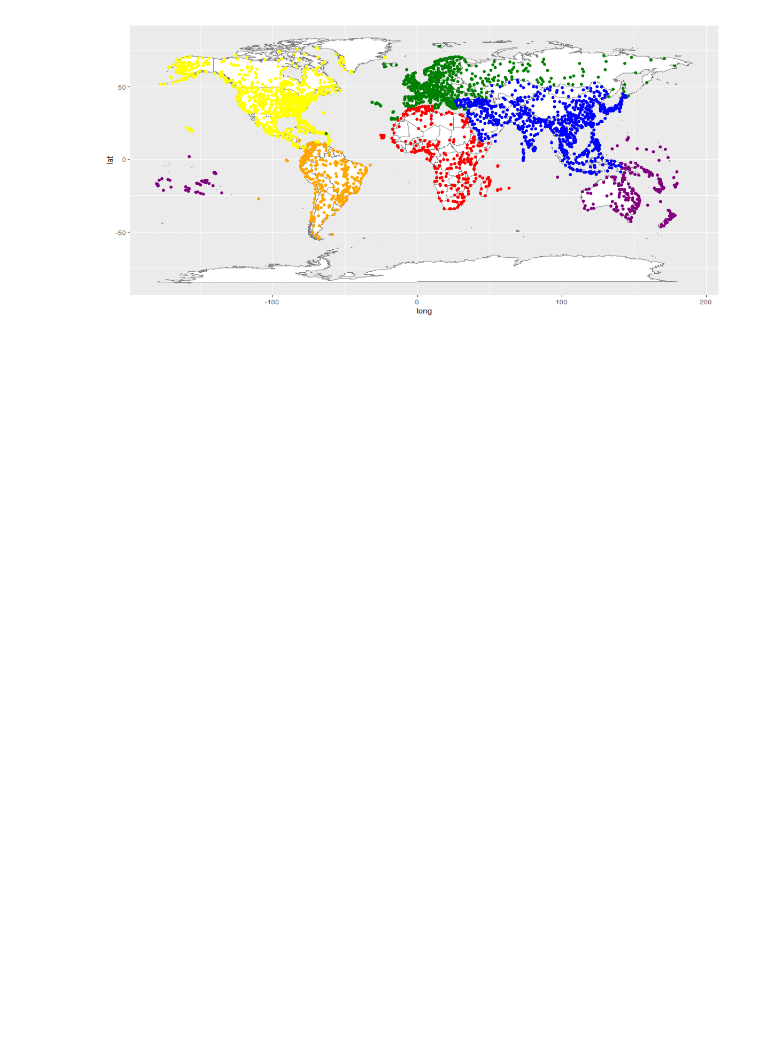
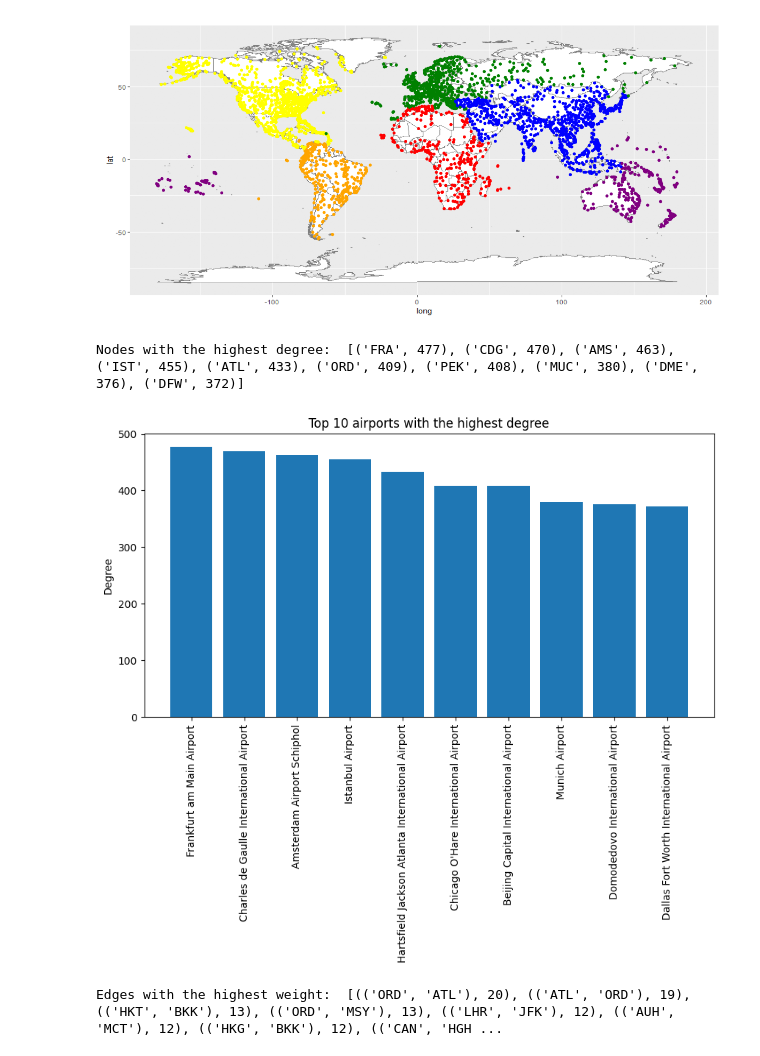
Before and after one commit to kommodeskab/SocialProject, a Jupyter notebook: visuals.ipynb, the cells around one changed output. Drawn from its saved outputs; the diff is of its cells as text; code cells hidden in the pictures; blank space fills up the shorter version.

Commit message:
Added visuals

```diff
--- a/visualizing_connections.ipynb
+++ b/visuals.ipynb
@@ -42,3 +42,31 @@ plt.show()
 # %%
 import netwulf as nw
 nw.visualize(G)
+# %%
+## find nodes with the highest degree
+## make a bar plot of the top 10
+## on the x-axis, put the airport city name
+## on the y-axis, put the degree of the airport
+degrees = dict(G.degree())
+sorted(degrees.items(), key=lambda x: x[1], reverse=True)[:10]
+print("Nodes with the highest degree: ", sorted(degrees.items(), key=lambda x: x[1], reverse=True)[:10])
+
+plt.figure(figsize=(10, 5))
+plt.bar([G.nodes[k]["name"] for k, v in sorted(degrees.items(), key=lambda x: x[1], reverse=True)[:10]],
+        [v for k, v in sorted(degrees.items(), key=lambda x: x[1], reverse=True)[:10]])
+plt.xticks(rotation=90)
+plt.ylabel('Degree')
+plt.title('Top 10 airports with the highest degree')
+plt.savefig('images/top10_airports_degree.png', dpi=300, bbox_inches='tight')
+plt.show()
+
+
+
+## find the edges with the highest weight
+weights = nx.get_edge_attributes(G, 'weight')
+sorted(weights.items(), key=lambda x: x[1], reverse=True)[:10]
+print("Edges with the highest weight: ", sorted(weights.items(), key=lambda x: x[1], reverse=True)[:10])
+# %% [output]
+Nodes with the highest degree:  [('FRA', 477), ('CDG', 470), ('AMS', 463), ('IST', 455), ('ATL', 433), ('ORD', 409), ('PEK', 408), ('MUC', 380), ('DME', 376), ('DFW', 372)]
+[figure, added]
+Edges with the highest weight:  [(('ORD', 'ATL'), 20), (('ATL', 'ORD'), 19), (('HKT', 'BKK'), 13), (('ORD', 'MSY'), 13), (('LHR', 'JFK'), 12), (('AUH', 'MCT'), 12), (('HKG', 'BKK'), 12), (('CAN', 'HGH ...
```
Also changed, not shown: parts of 3 cells of this notebook, 2 other files.
